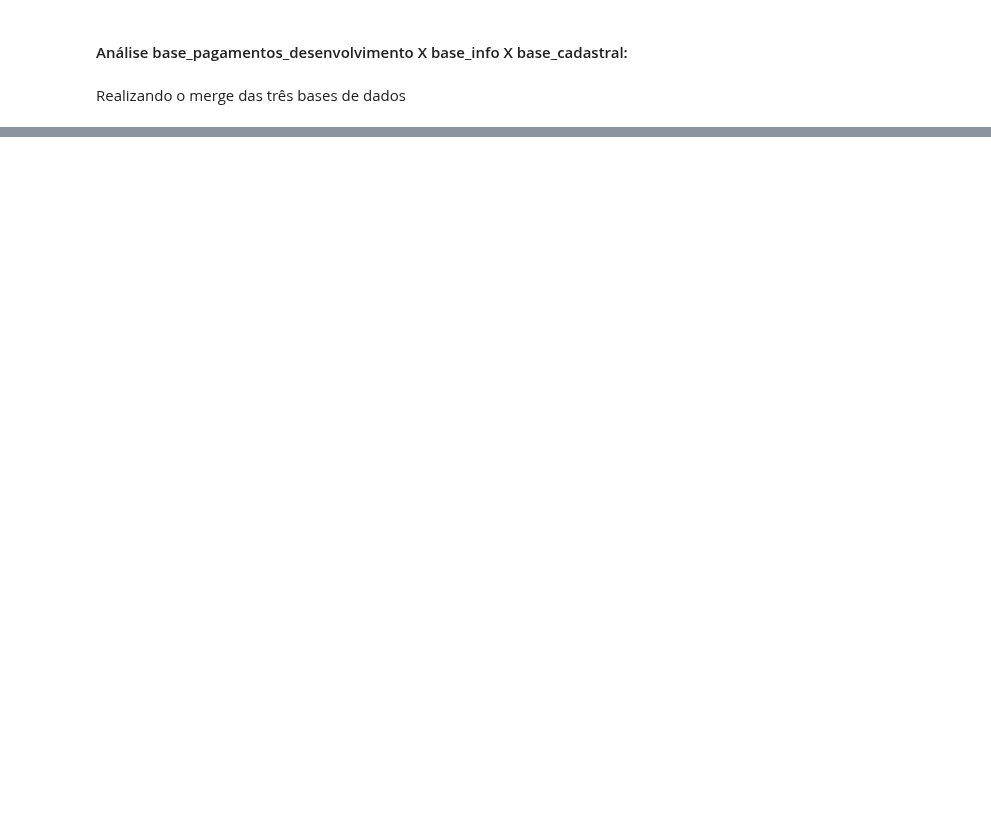
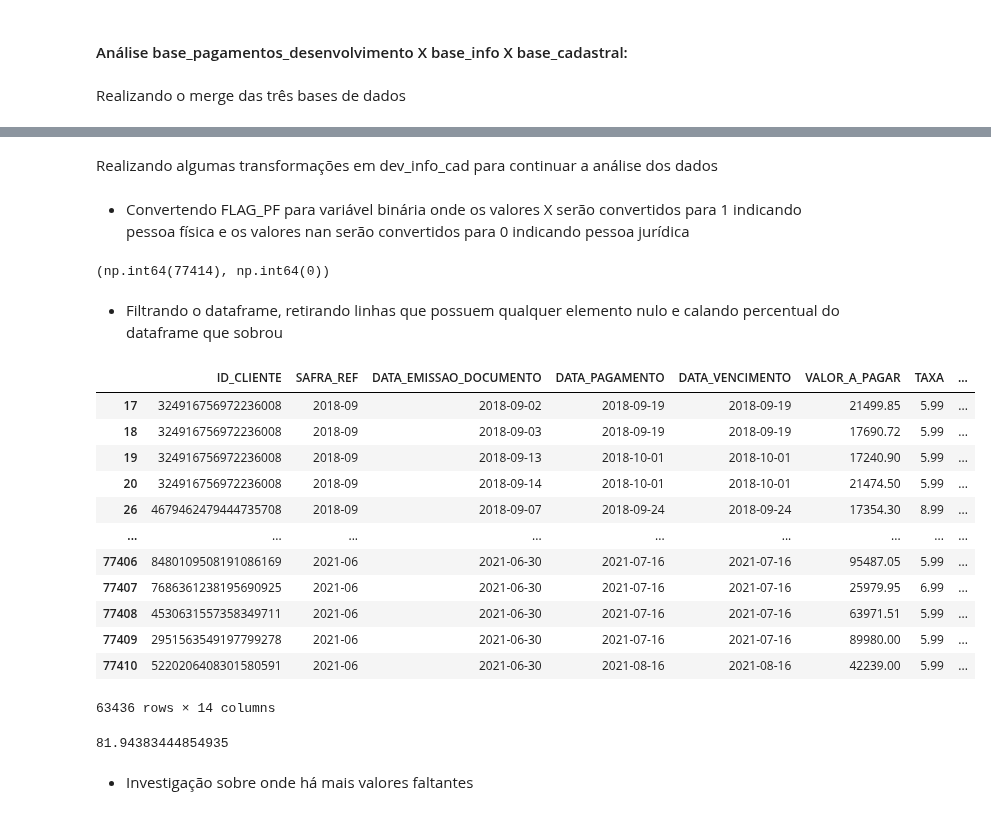
Before and after one commit to mmdes/default-risk-analysis, a Jupyter notebook: notebooks/exploratory_analysis.ipynb, the cells around one changed output, grey strips where cells are left out. Cells and saved outputs as stored; diff of their text form; code cells hidden in the pictures; blank space fills up the shorter version.

```diff
--- a/notebooks/exploratory_analysis.ipynb
+++ b/notebooks/exploratory_analysis.ipynb
@@ -399,0 +422,6 @@ base_pagamentos_desenvolvimento[base_pagamentos_desenvolvimento['VALOR_A_PAGAR']
+# %%
+base_info['NO_FUNCIONARIOS'] = (
+    base_info
+    .groupby('ID_CLIENTE')['NO_FUNCIONARIOS']
+    .transform(lambda x: x.ffill().bfill())
+)
@@ -541,3 +618,12 @@ print(f"Em dev e não em cadastral: {len(ids_so_dev)} clientes")
 #### Análise base_pagamentos_desenvolvimento X base_info X base_cadastral:
 # %% [markdown]
 Realizando o merge das três bases de dados
+# %%
+dev_info = pd.merge(
+    base_pagamentos_desenvolvimento,
+    base_info,
+    on=['ID_CLIENTE', 'SAFRA_REF'],
+    how='left'
+)
+
+dev_info.info()
@@ -543,0 +632,9 @@ Realizando o merge das três bases de dados
+# %%
+dev_info_cad = pd.merge(
+    dev_info,
+    base_cadastral,
+    on=['ID_CLIENTE'],
+    how='left'
+)
+
+dev_info_cad.info()
@@ -543,0 +659,44 @@ Realizando o merge das três bases de dados
+# %% [markdown]
+Realizando algumas transformações em dev_info_cad para continuar a análise dos dados
+# %% [markdown]
+- Convertendo FLAG_PF para variável binária onde os valores X serão convertidos para 1 indicando pessoa física
+e os valores nan serão convertidos para 0 indicando pessoa jurídica
+# %%
+dev_info_cad['FLAG_PF'] = np.where(dev_info_cad['FLAG_PF']=='X', 1, 0)
+
+n_zeros = (dev_info_cad['FLAG_PF'] == 0).sum()
+n_uns   = (dev_info_cad['FLAG_PF'] == 1).sum()
+n_zeros, n_uns
+# %% [output]
+(np.int64(77414), np.int64(0))
+# %% [markdown]
+- Filtrando o dataframe, retirando linhas que possuem qualquer elemento nulo e calando percentual do dataframe que sobrou
+# %%
+dev_info_cad_clean = dev_info_cad.dropna()
+dev_info_cad_clean
+# %% [output]
+|  | ID_CLIENTE | SAFRA_REF | DATA_EMISSAO_DOCUMENTO | DATA_PAGAMENTO | DATA_VENCIMENTO | VALOR_A_PAGAR | TAXA | ... |
+| 17 | 324916756972236008 | 2018-09 | 2018-09-02 | 2018-09-19 | 2018-09-19 | 21499.85 | 5.99 | ... |
+| 18 | 324916756972236008 | 2018-09 | 2018-09-03 | 2018-09-19 | 2018-09-19 | 17690.72 | 5.99 | ... |
+| 19 | 324916756972236008 | 2018-09 | 2018-09-13 | 2018-10-01 | 2018-10-01 | 17240.90 | 5.99 | ... |
+| 20 | 324916756972236008 | 2018-09 | 2018-09-14 | 2018-10-01 | 2018-10-01 | 21474.50 | 5.99 | ... |
+| 26 | 4679462479444735708 | 2018-09 | 2018-09-07 | 2018-09-24 | 2018-09-24 | 17354.30 | 8.99 | ... |
+| ... | ... | ... | ... | ... | ... | ... | ... | ... |
+| 77406 | 8480109508191086169 | 2021-06 | 2021-06-30 | 2021-07-16 | 2021-07-16 | 95487.05 | 5.99 | ... |
+| 77407 | 7686361238195690925 | 2021-06 | 2021-06-30 | 2021-07-16 | 2021-07-16 | 25979.95 | 6.99 | ... |
+| 77408 | 4530631557358349711 | 2021-06 | 2021-06-30 | 2021-07-16 | 2021-07-16 | 63971.51 | 5.99 | ... |
+| 77409 | 2951563549197799278 | 2021-06 | 2021-06-30 | 2021-07-16 | 2021-07-16 | 89980.00 | 5.99 | ... |
+| 77410 | 5220206408301580591 | 2021-06 | 2021-06-30 | 2021-08-16 | 2021-08-16 | 42239.00 | 5.99 | ... |
+63436 rows × 14 columns
+# %%
+# o número de dados removidos excedeu a praxe de remover no máximo 5% dos dados
+# essa remoção será usada somente para análise exploratória, durante a engenharia
+# de atributos adotarei técnicas para evitar as remoções excessivas
+
+percentual = (len(dev_info_cad_clean)  * 100) / len(dev_info_cad)
+
+percentual
+# %% [output]
+81.94383444854935
+# %% [markdown]
+- Investigação sobre onde há mais valores faltantes
```
Also changed, not shown: parts of 57 cells of this notebook.
